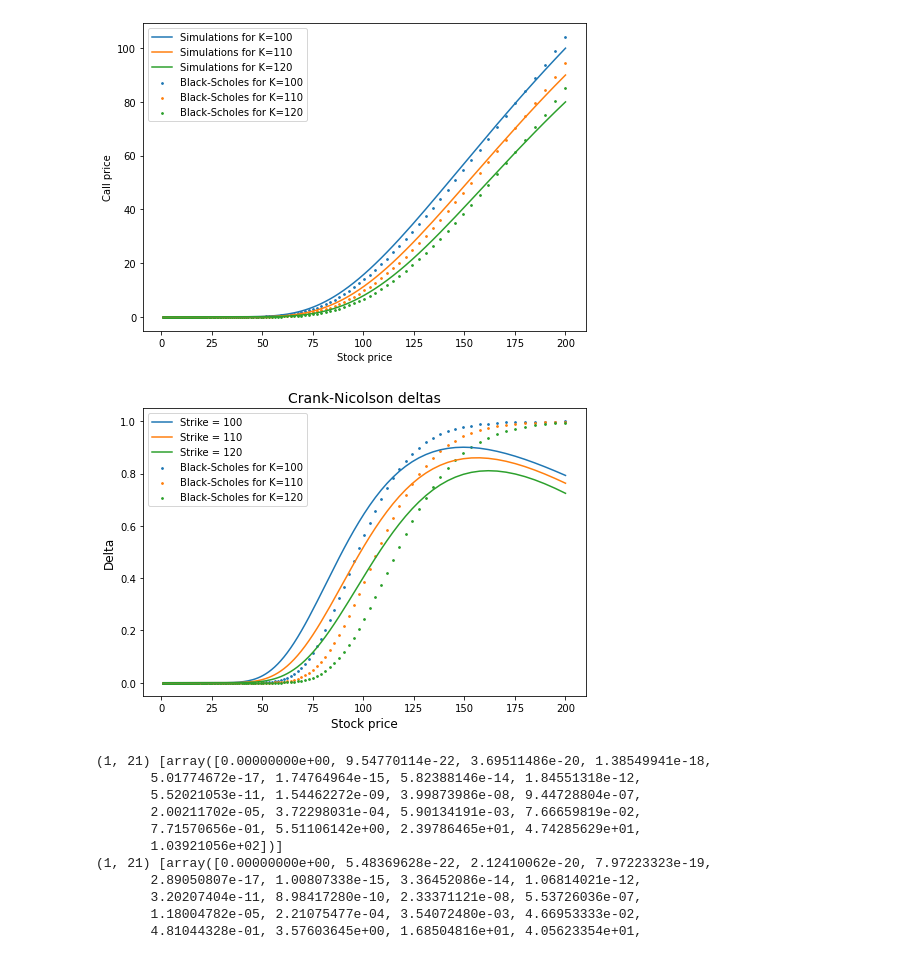
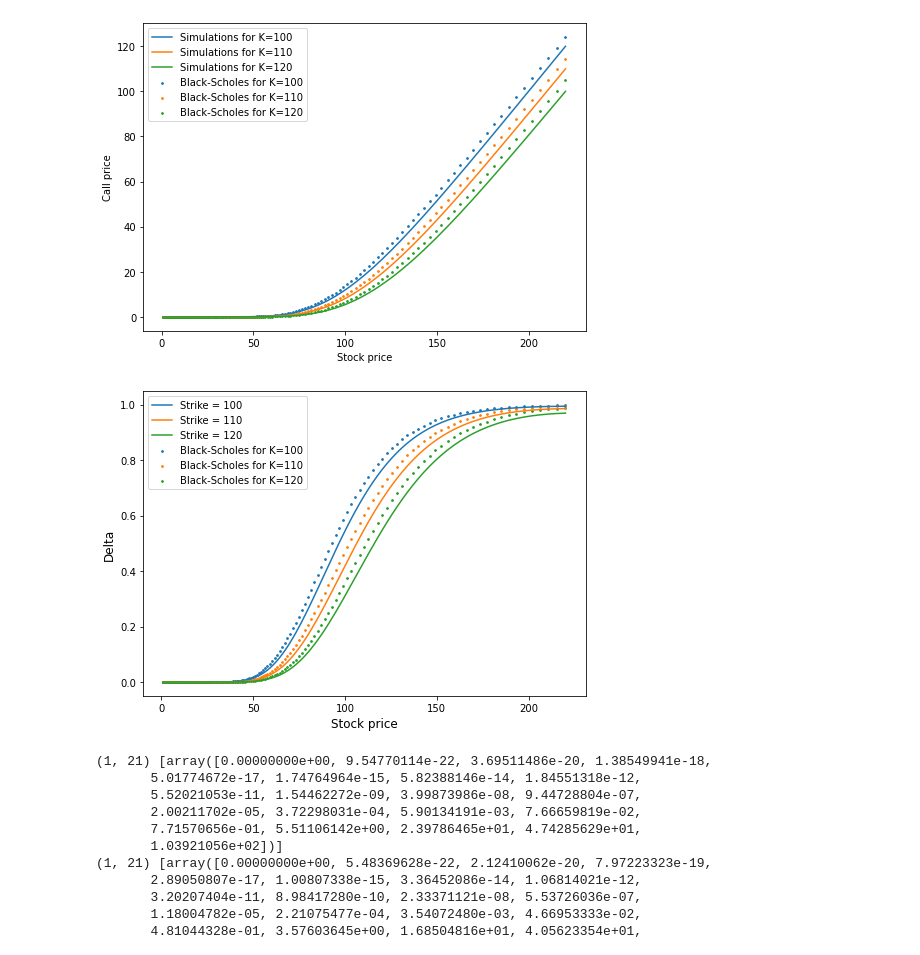
Before and after one commit to WillemJan9519/SPFDM3, a Jupyter notebook: SPFDM 3.ipynb, the cells around one changed output. Drawn from its saved outputs; the diff is of its cells as text; code cells hidden in the pictures.

```diff
--- a/SPFDM 3.ipynb
+++ b/SPFDM 3.ipynb
@@ -8,9 +8,9 @@ from scipy.sparse import diags
 # %%
 class FTCS():
     def __init__(self,Ks):
-        self.x_max = np.log(200) # ????
+        self.x_max = np.log(220) # ????
         self.t_max = 1 # total time in yr
-        self.dt = 0.005 # grid size for time
+        self.dt = 0.004 # grid size for time
         self.dx = self.dt*self.x_max/self.t_max # grid size for x
         self.sigma = 0.3
         self.r = 0.04
@@ -43,9 +43,11 @@ class FTCS():
         X = len(x)
         V = np.zeros([T,X])
         # boundary conditions
-        V[:,0] = 0
-        V[:,X-1] = np.exp(self.x_max) - self.K*np.exp(-self.r*(self.t_max-t))
-        V[0,:] = np.max(np.vstack((np.zeros(len(x)),np.exp(x)-self.K*np.exp(-self.r*self.t_max))),axis=0)
+        V[:,0] = np.max(np.vstack((np.zeros(len(t)),np.exp(x[0])-self.K*np.exp(self.r*(self.t_max-t)))),axis=0)
+#         V[:,X-1] = np.exp(self.x_max) - self.K*np.exp(-self.r*(self.t_max-t))
+        V[:,X-1] = np.exp(self.x_max) - self.K*np.exp(self.r*(self.t_max-t))
+#         V[0,:] = np.max(np.vstack((np.zeros(len(x)),np.exp(x)-self.K*np.exp(-self.r*self.t_max))),axis=0)
+        V[0,:] = np.max(np.vstack((np.zeros(len(x)),np.exp(x)-self.K*np.exp(self.r*self.t_max))),axis=0)
         for n in range(0,T-1): # time
             for j in range(1,X-1): # space
                 V[n+1,j] = b1*V[n,j+1] + b0*V[n,j] + b_1*V[n,j-1]
@@ -54,20 +56,20 @@ class FTCS():
     # note that this can be written without the for-loop
     # in space, but it is easier to read it this way
 
-    def black_scholes(self,S, K, T, r, sigma, call_put='call'):
+    def black_scholes(self,S, call_put='call'):
         """Return black scholes price of an option"""
         #S: spot price
         #K: strike price
         #T: time to maturity
         #r: interest rate
         #sigma: volatility of underlying asset
-        d1 = (np.log(S / K) + (r + 0.5 * sigma ** 2) * T) / (sigma * np.sqrt(T))
-        d2 = (np.log(S / K) + (r - 0.5 * sigma ** 2) * T) / (sigma * np.sqrt(T))
+        d1 = (np.log(S / self.K) + (self.r + 0.5 * self.sigma ** 2) * self.t_max) / (self.sigma * np.sqrt(self.t_max))
+        d2 = (np.log(S / self.K) + (self.r - 0.5 * self.sigma ** 2) * self.t_max) / (self.sigma * np.sqrt(self.t_max))
 
         if call_put == 'call':
-            optionprice = (S * norm.cdf(d1, 0.0, 1.0) - K * np.exp(-r * T) * norm.cdf(d2, 0.0, 1.0))
+            optionprice = (S * norm.cdf(d1, 0.0, 1.0) - self.K * np.exp(-self.r * self.t_max) * norm.cdf(d2, 0.0, 1.0))
         elif call_put == 'put':
-            optionprice = (K * np.exp(-r * T) * norm.cdf(-d2, 0.0, 1.0) - S * norm.cdf(-d1, 0.0, 1.0))
+            optionprice = (self.K * np.exp(-self.r * self.t_max) * norm.cdf(-d2, 0.0, 1.0) - S * norm.cdf(-d1, 0.0, 1.0))
         return optionprice
 
     def plot(self,plot=False):
@@ -78,7 +80,7 @@ class FTCS():
 
         for t in plot_times:
             plt.plot(S,V[int(t/self.dt),:], label='Simulations for K='+str(self.K))
-            V_bs = self.black_scholes(S, self.K, t, self.r, self.sigma)
+            V_bs = self.black_scholes(S)
             plt.scatter(S,V_bs,label='Black-Scholes for K='+str(self.K),
                     s=3)
             if t==self.dt:
@@ -86,37 +88,37 @@ class FTCS():
         plt.xlabel('Stock price',fontsize=10)
         plt.ylabel('Call price',fontsize=10)
         plt.legend()
 
     def plot_delta(self,plot=False):
         # numerical delta
         S,V = self.call_FTCS(self.dt,self.dx,self.t_max,self.x_max,self.r,self.sigma)
         V = V[int(1/self.dt),:]
         delta_y = np.diff(V)
         delta_x = np.diff(S)
         delta = delta_y / delta_x
 
         # black scholes delta
-        V_bs = self.black_scholes(S, self.K, t, self.r, self.sigma)
+        V_bs = self.black_scholes(S)
+
         delta_y_bs = np.diff(V_bs)
         delta_bs = delta_y_bs / delta_x
 
         # plot delta's
         plt.plot(S[:-1]+np.diff(S),delta,label='Strike = '+str(self.K))
         plt.scatter(S[:-1]+np.diff(S),delta_bs,label='Black-Scholes for K='+str(self.K),
                     s=3)
         plt.xlabel('Stock price',fontsize=12)
         plt.ylabel('Delta',fontsize=12)
         # plt.axis([0,np.exp(x_max),0,V[0]])
-        plt.title('Crank-Nicolson deltas',fontsize=14)
         plt.legend()
 
 
 
 
 FTCSengine=FTCS([100,110,120])
 # %% [output]
-[figure, old version]
+[figure, new version]
-[figure, old version]
+[figure, new version]
 # %%
 class CrankNicolson():
     def __init__(self,Ks):
```
